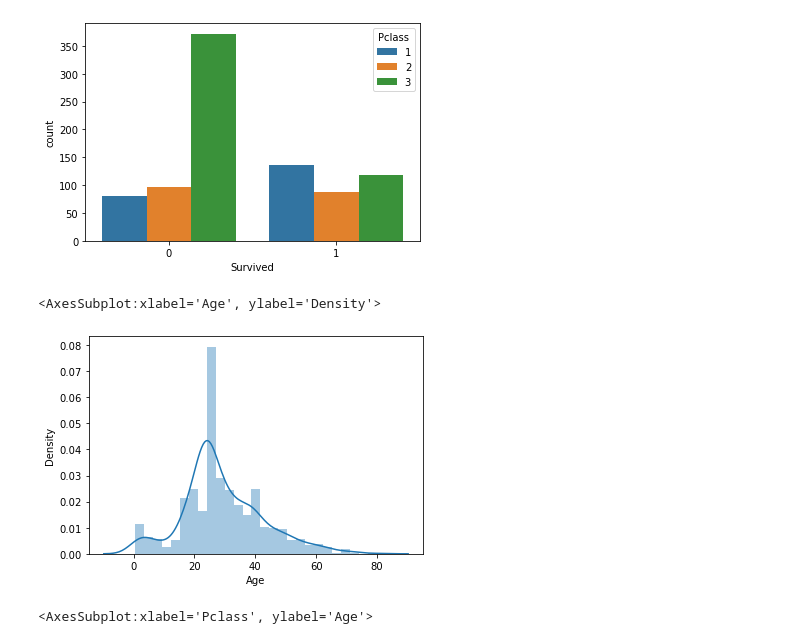
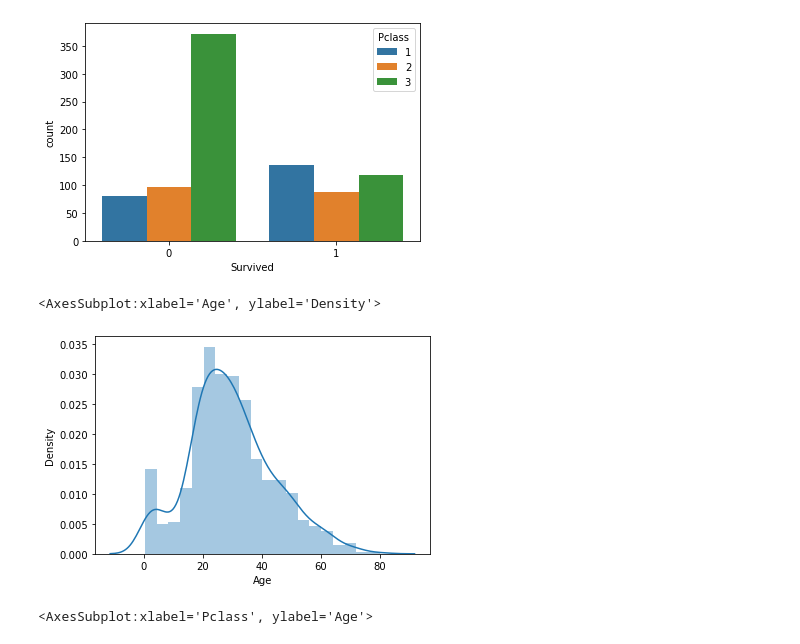
Before and after one commit to kriti-ixix/ml-330, a Jupyter notebook: Machine learning/LOGISTIC REG.ipynb, the cells around one changed output. Saved outputs shown, nothing was run; the diff lists cells and outputs as text; code cells hidden in the pictures.

```diff
--- a/Machine learning/LOGISTIC REG.ipynb
+++ b/Machine learning/LOGISTIC REG.ipynb
@@ -81,10 +89,10 @@ sns.countplot(x = 'Survived', data= df, hue= 'Pclass')
 <AxesSubplot:xlabel='Survived', ylabel='count'>
 [figure]
 # %%
-sns.distplot(df['Age'])
+sns.distplot(df['Age'].dropna())
 # %% [output]
 <AxesSubplot:xlabel='Age', ylabel='Density'>
-[figure, old version]
+[figure, new version]
 # %%
 sns.boxplot(x= 'Pclass', y = 'Age', data = df)
 # %% [output]
```
Also changed, not shown: parts of 23 cells of this notebook.
